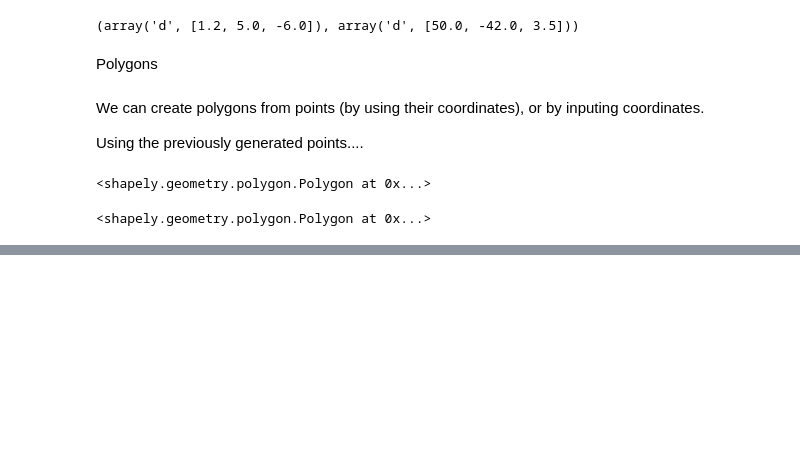
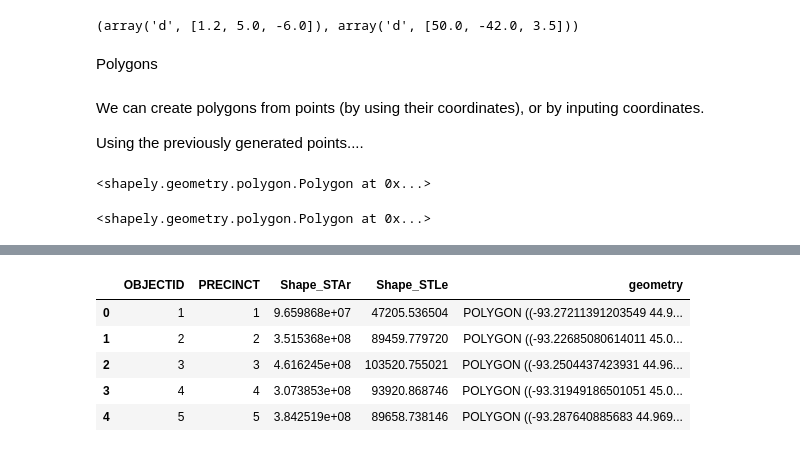
Before and after one commit to Keita1/python_geo_course, a Jupyter notebook: minnewebcon_gis_machine_learning_python.ipynb, the cells around one changed output, grey strips where cells are left out. Drawn from its saved outputs; the diff is of its cells as text; code cells hidden in the pictures; blank space fills up the shorter version.

```diff
--- a/minnewebcon_gis_machine_learning_python.ipynb
+++ b/minnewebcon_gis_machine_learning_python.ipynb
@@ -156,0 +234,9 @@ poly2
+# %%
+minne_police_precincts.head()
+# %% [output]
+|  | OBJECTID | PRECINCT | Shape_STAr | Shape_STLe | geometry |
+| 0 | 1 | 1 | 9.659868e+07 | 47205.536504 | POLYGON ((-93.27211391203549 44.9... |
+| 1 | 2 | 2 | 3.515368e+08 | 89459.779720 | POLYGON ((-93.22685080614011 45.0... |
+| 2 | 3 | 3 | 4.616245e+08 | 103520.755021 | POLYGON ((-93.2504437423931 44.96... |
+| 3 | 4 | 4 | 3.073853e+08 | 93920.868746 | POLYGON ((-93.31949186501051 45.0... |
+| 4 | 5 | 5 | 3.842519e+08 | 89658.738146 | POLYGON ((-93.287640885683 44.969... |
```
Also changed, not shown: parts of 14 cells of this notebook, 1 other file.
